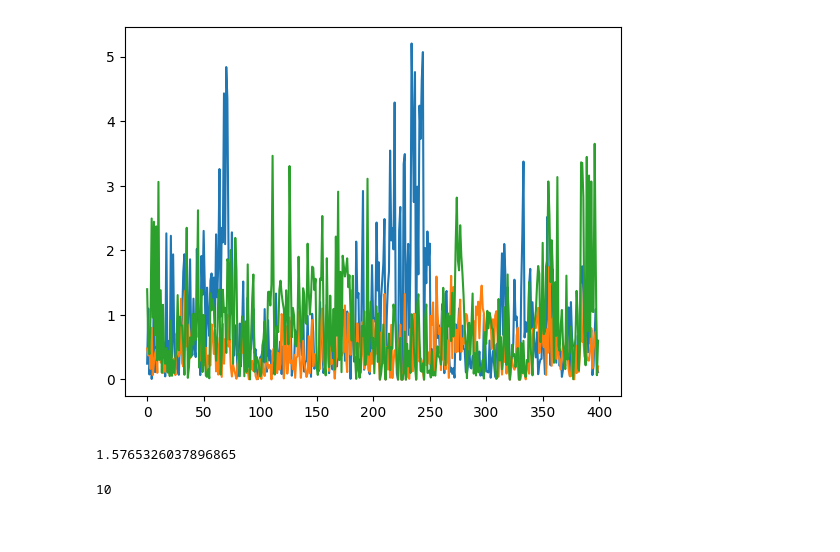
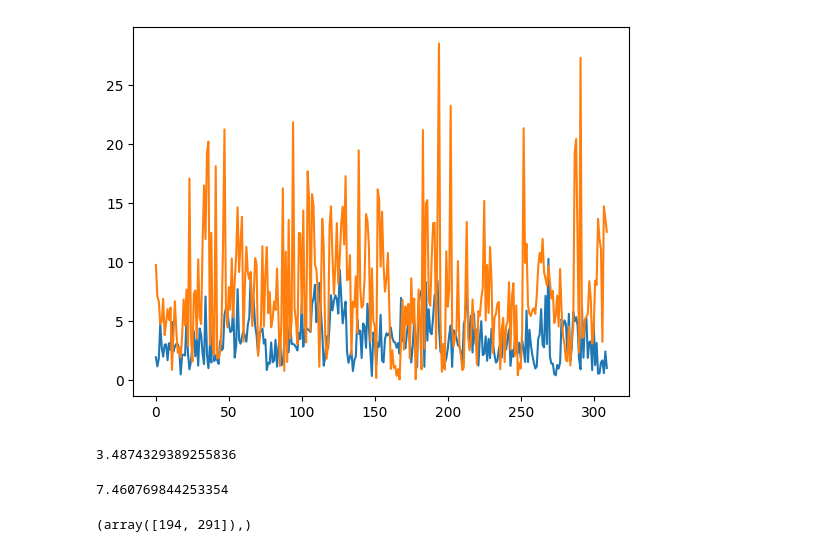
Before and after one commit to zhangyl34/votenet_forendo, a Jupyter notebook: notebook/Untitled.ipynb, the cells around one changed output. Saved outputs shown, nothing was run; the diff lists cells and outputs as text; code cells hidden in the pictures.

```diff
--- a/notebook/Untitled.ipynb
+++ b/notebook/Untitled.ipynb
@@ -3,22 +3,26 @@ import numpy as np
 import matplotlib.pyplot as plt
 # %%
 error = np.load('error.npy')
+error[:,1] = np.where(abs(error[:,1])<abs(180-error[:,1]),error[:,1],180-error[:,1])
+error[:,1] = np.where(abs(error[:,1])<abs(90-error[:,1]),error[:,1],90-error[:,1])
 # 绘图
-mask = np.where(error[:,2]>5)
+mask = np.where(error[:,0]>40)
 error[mask] = 0
-plt.plot(np.arange(error.shape[0]),error[:,0:3])
+plt.plot(np.arange(error.shape[0]),error[:,0:2])
 plt.show()
 # %% [output]
-[figure, old version]
+[figure, new version]
 # %%
-error_x = (error[:,0])
-error_y = (error[:,1])
-error_z = (error[:,2])
-error_all = error[:,3]
-np.sum(error_all)/(error.shape[0]-len(mask[0]))
+error_z = (error[:,0])
+error_ori = (error[:,1])
+np.sum(error_z)/(error.shape[0]-len(mask[0]))
 # %% [output]
-1.5765326037896865
+3.4874329389255836
 # %%
-len(mask[0])
+np.sum(error_ori)/(error.shape[0]-len(mask[0]))
 # %% [output]
-10
+7.460769844253354
+# %%
+np.where(error[:,1]>25)
+# %% [output]
+(array([194, 291]),)
```
Also changed, not shown: parts of 3 cells of this notebook, 15 other files.
